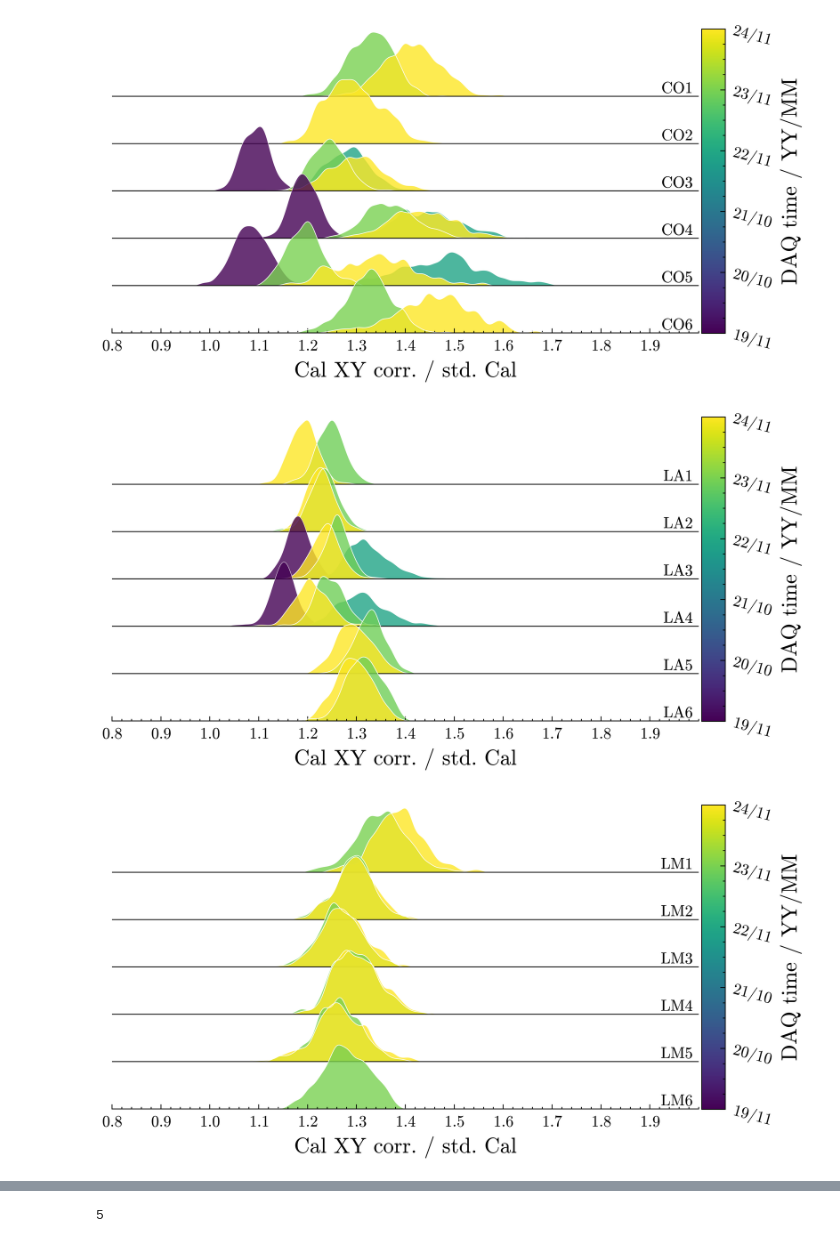
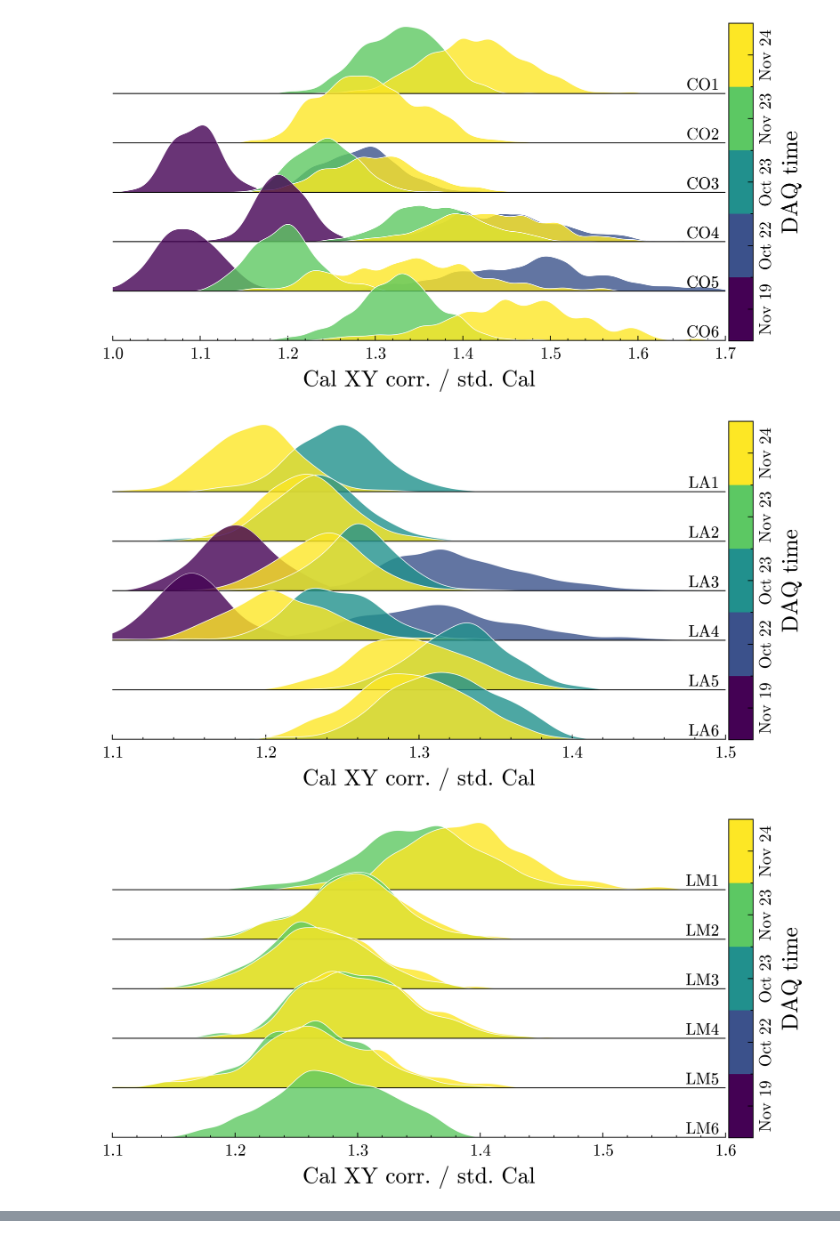
Before and after one commit to Quizznor/phd-thesis, a Jupyter notebook: Projects/XYScanner/QualityCheck/xy_vs_std_calib.ipynb, the cells around one changed output, grey strips where cells are left out. Drawn from its saved outputs; the diff is of its cells as text; code cells hidden in the pictures.

```diff
--- a/Projects/XYScanner/QualityCheck/xy_vs_std_calib.ipynb
+++ b/Projects/XYScanner/QualityCheck/xy_vs_std_calib.ipynb
@@ -121,12 +115,12 @@ from datetime import datetime, timedelta
 import os
 
 from matplotlib.colors import Normalize
+from matplotlib.colors import BoundaryNorm
 from matplotlib.cm import ScalarMappable
 
-XMIN, XMAX = 0.8, 2.0
-X = np.linspace(XMIN, XMAX, 1000)
+# XMIN, XMAX = 1, 1.6
 
-# cmap = plot.gradient(plt.cm.seismic, 5)
+cmap = plot.gradient(plt.cm.viridis, 5)
 def calculate_color(date):
 
     cmap = plt.cm.viridis
@@ -144,6 +138,23 @@ def calculate_date(tick, _):
 
 os.chdir('/home/filip/Desktop/pixel_constants/')
 for tel in ['he', 'co', 'la', 'lm', 'll']:
+
+    XMIN = {
+        "he": 0.9,
+        "co": 1.0,
+        "la": 1.1,
+        "lm": 1.1,
+        "ll": 1.1,
+    }
+
+    XMAX = {
+        "he": 1.8,
+        "co": 1.7,
+        "la": 1.5,
+        "lm": 1.6,
+        "ll": 1.6,
+    }
+    X = np.linspace(XMIN[tel], XMAX[tel], 1000)
 
     match tel:
         case 'he': tel_number = 3
@@ -178,14 +189,17 @@ for tel in ['he', 'co', 'la', 'lm', 'll']:
         if not os.path.isdir(year): continue
         for bay in os.listdir(year):
             if not bay.startswith(tel): continue
+            if "." in bay: continue
 
             ax_index = int(bay[-1]) - 1
+            # color = calculate_color(year)
+            color = cmap[i[year]]
 
             ratio = np.loadtxt(f"{year}/{bay}", usecols=[-1])
             mask = np.logical_or(np.isinf(ratio), np.isnan(ratio))
             Y = tools.kd1d_estimate(ratio[~mask], bandwidth=1e-2)(X)
             axes[ax_index].plot(X, Y, c='w', marker='none', ls='solid', lw=0.4, zorder=i[year])
-            fill = axes[ax_index].fill_between(X, Y, alpha=0.8, color=calculate_color(year), ec='none')
+            fill = axes[ax_index].fill_between(X, Y, alpha=0.8, color=color, ec='none')
 
             axes[ax_index].axhline(0, c='k', zorder=10)
             axes[ax_index].text(0.99, 0.01, bay.upper(), transform=axes[ax_index].transAxes,
@@ -198,20 +212,21 @@ for tel in ['he', 'co', 'la', 'lm', 'll']:
         ax.patch.set_alpha(0)
         ax.set_yticks([])
         ax.set_xticks([])
-        ax.set_xlim(XMIN, XMAX)
+        ax.set_xlim(XMIN[tel], XMAX[tel])
 
-    ax.set_xticks(np.arange(XMIN, XMAX, 0.1))
+    ax.set_xticks(np.arange(XMIN[tel], XMAX[tel] + 0.01, 0.1))
     ax.xaxis.set_ticks_position("bottom")
 
-    norm = Normalize(0, 1)
+    # norm = Normalize(0, 1)
+    norm = BoundaryNorm(np.arange(-0.5, 5.5, 1), plt.cm.viridis.N)
     mappable = ScalarMappable(norm, plt.cm.viridis)
-    plt.colorbar(mappable, cax=cax, label='DAQ time / YY/MM')
-    cax.yaxis.set_major_formatter(calculate_date)
-    plt.setp( cax.yaxis.get_majorticklabels(), rotation=-15)
+    plt.colorbar(mappable, cax=cax, label='DAQ time')
+    cax.set_yticks([0, 1, 2, 3, 4], ['Nov 19', 'Oct 22', 'Oct 23', 'Nov 23', 'Nov 24'],
+                   rotation=90, va='center')
+    # cax.yaxis.set_major_formatter(calculate_date)
+    # plt.setp( cax.yaxis.get_majorticklabels(), rotation=-15)
 
     ax.set_xlabel(r"Cal XY corr. / std. Cal")
 
     fig.savefig(f'per_telescope/{tel}.png')
-
-    # break
 # %% [output]
@@ -219,3 +234,3 @@ for tel in ['he', 'co', 'la', 'lm', 'll']:
-[figure, old version]
+[figure, new version]
-[figure, old version]
+[figure, new version]
-[figure, old version]
+[figure, new version]
@@ -223,4 +237,0 @@ for tel in ['he', 'co', 'la', 'lm', 'll']:
-# %%
-len(cmap)
-# %% [output]
-5
```
Also changed, not shown: parts of 3 cells of this notebook, 16 other files.
